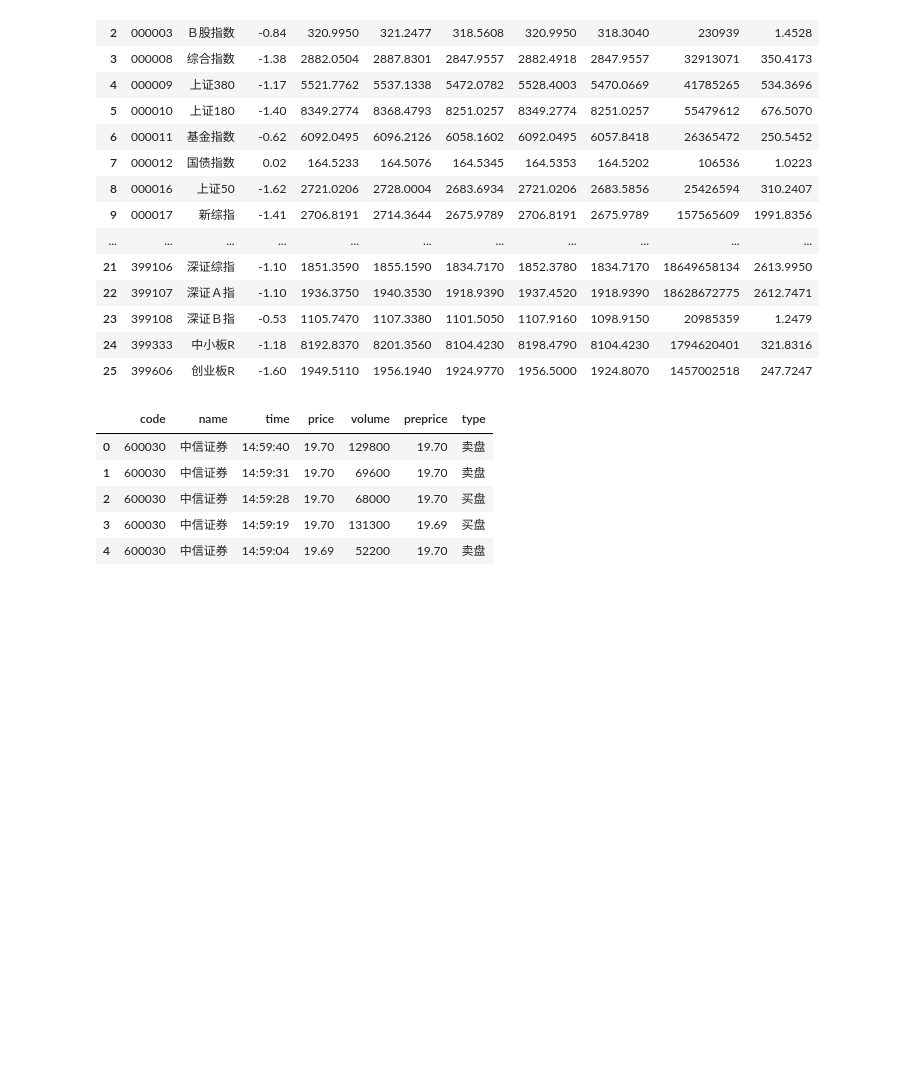
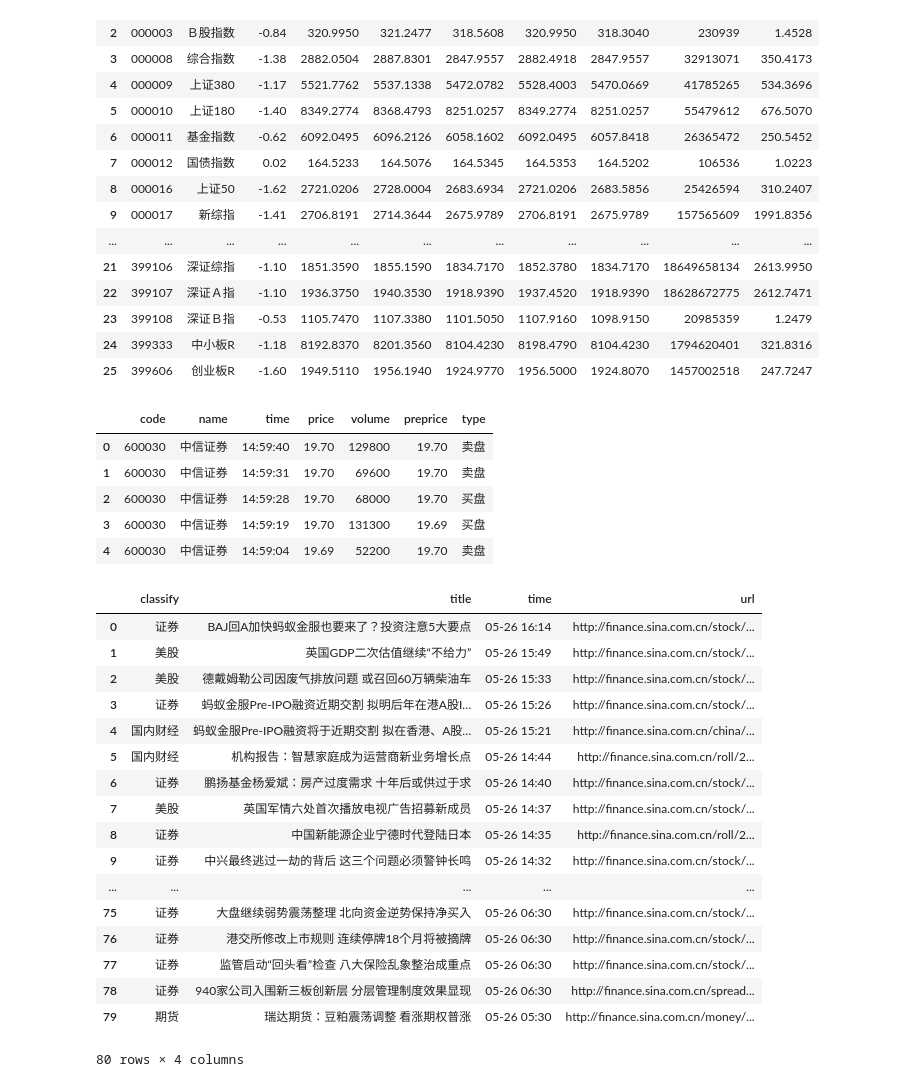
Before and after one commit to Jheng-Yi-Chen/Python, a Jupyter notebook: 2018_05_23 tushare.ipynb, the cells around one changed output. Saved outputs shown, nothing was run; the diff lists cells and outputs as text; code cells hidden in the pictures; blank space fills up the shorter version.

```diff
--- a/2018_05_23 tushare.ipynb
+++ b/2018_05_23 tushare.ipynb
@@ -463,3 +463,25 @@ df.head()
 | 2 | 600030 | 中信证券 | 14:59:28 | 19.70 | 68000 | 19.70 | 买盘 |
 | 3 | 600030 | 中信证券 | 14:59:19 | 19.70 | 131300 | 19.69 | 买盘 |
 | 4 | 600030 | 中信证券 | 14:59:04 | 19.69 | 52200 | 19.70 | 卖盘 |
+# %%
+import tushare as ts
+ts.get_latest_news()
+# %% [output]
+|  | classify | title | time | url |
+| 0 | 证券 | BAJ回A加快蚂蚁金服也要来了？投资注意5大要点 | 05-26 16:14 | http://finance.sina.com.cn/stock/... |
+| 1 | 美股 | 英国GDP二次估值继续“不给力” | 05-26 15:49 | http://finance.sina.com.cn/stock/... |
+| 2 | 美股 | 德戴姆勒公司因废气排放问题 或召回60万辆柴油车 | 05-26 15:33 | http://finance.sina.com.cn/stock/... |
+| 3 | 证券 | 蚂蚁金服Pre-IPO融资近期交割 拟明后年在港A股I… | 05-26 15:26 | http://finance.sina.com.cn/stock/... |
+| 4 | 国内财经 | 蚂蚁金服Pre-IPO融资将于近期交割 拟在香港、A股… | 05-26 15:21 | http://finance.sina.com.cn/china/... |
+| 5 | 国内财经 | 机构报告：智慧家庭成为运营商新业务增长点 | 05-26 14:44 | http://finance.sina.com.cn/roll/2... |
+| 6 | 证券 | 鹏扬基金杨爱斌：房产过度需求 十年后或供过于求 | 05-26 14:40 | http://finance.sina.com.cn/stock/... |
+| 7 | 美股 | 英国军情六处首次播放电视广告招募新成员 | 05-26 14:37 | http://finance.sina.com.cn/stock/... |
+| 8 | 证券 | 中国新能源企业宁德时代登陆日本 | 05-26 14:35 | http://finance.sina.com.cn/roll/2... |
+| 9 | 证券 | 中兴最终逃过一劫的背后 这三个问题必须警钟长鸣 | 05-26 14:32 | http://finance.sina.com.cn/stock/... |
+| ... | ... | ... | ... | ... |
+| 75 | 证券 | 大盘继续弱势震荡整理 北向资金逆势保持净买入 | 05-26 06:30 | http://finance.sina.com.cn/stock/... |
+| 76 | 证券 | 港交所修改上市规则 连续停牌18个月将被摘牌 | 05-26 06:30 | http://finance.sina.com.cn/stock/... |
+| 77 | 证券 | 监管启动“回头看”检查 八大保险乱象整治成重点 | 05-26 06:30 | http://finance.sina.com.cn/stock/... |
+| 78 | 证券 | 940家公司入围新三板创新层 分层管理制度效果显现 | 05-26 06:30 | http://finance.sina.com.cn/spread... |
+| 79 | 期货 | 瑞达期货：豆粕震荡调整 看涨期权普涨 | 05-26 05:30 | http://finance.sina.com.cn/money/... |
+80 rows × 4 columns
```
Also changed, not shown: parts of 4 cells of this notebook.
